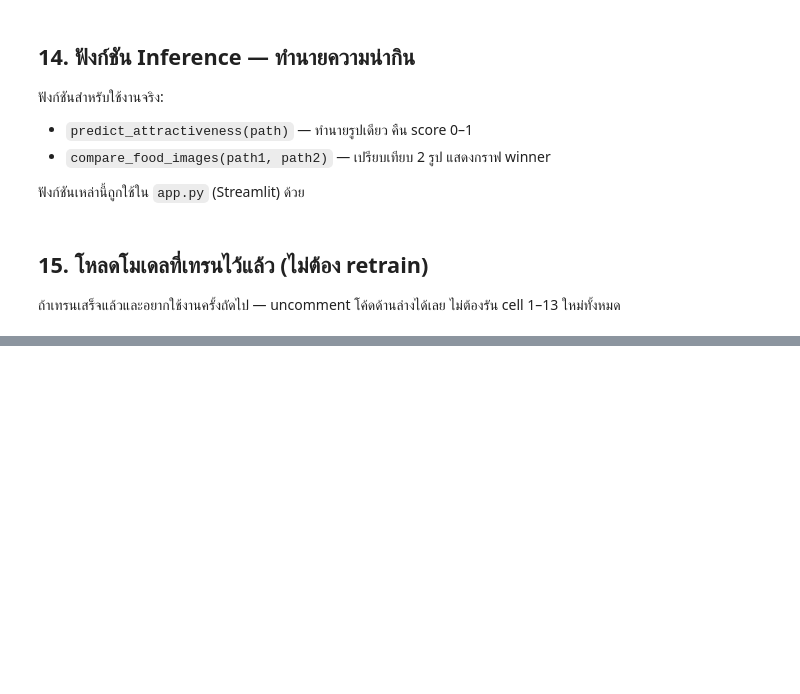
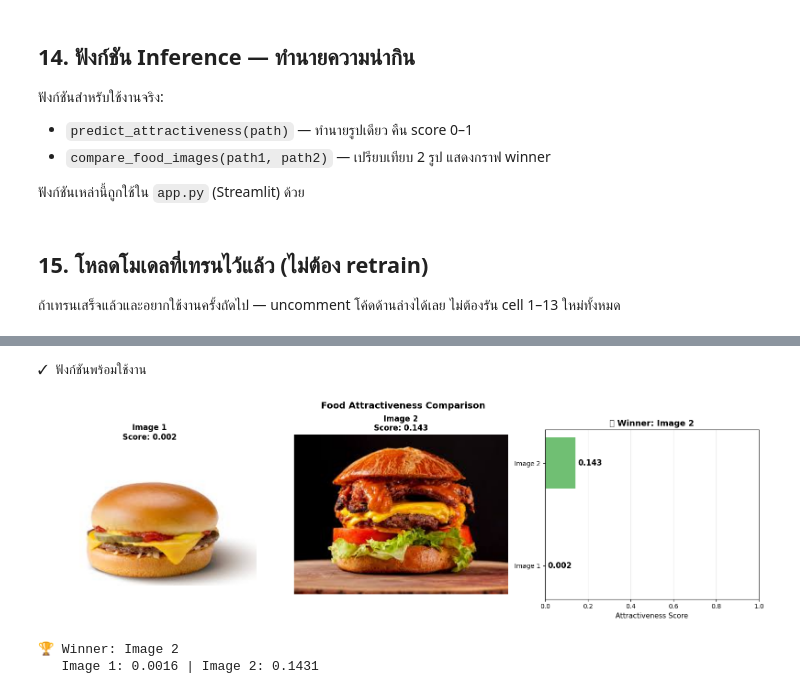
Before and after one commit to BESSTSU/MachineVision_660610838, a Jupyter notebook: food_attractiveness_v3_1.ipynb, the cells around one changed output, grey strips where cells are left out. Saved outputs shown, nothing was run; the diff lists cells and outputs as text; code cells hidden in the pictures; blank space fills up the shorter version.

```diff
--- a/food_attractiveness_v3_1.ipynb
+++ b/food_attractiveness_v3_1.ipynb
@@ -1297,7 +1358,7 @@ def compare_food_images(path1: str, path2: str, model=None):
     axes[2].set_title(f'🏆 Winner: {winner}', fontsize=13, fontweight='bold')
     axes[2].grid(True, alpha=0.3, axis='x')
 
-    plt.suptitle('Food Attractiveness Comparison — EfficientNetV2S',
+    plt.suptitle('Food Attractiveness Comparison — EfficientNetV2M',
                  fontsize=14, fontweight='bold')
     plt.tight_layout()
     plt.show()
@@ -1333,0 +1435,65 @@ print(f'   MODEL_PATH จะอยู่ที่: {os.path.join(BASE_PATH, "mod
+# %%
+# ── เปรียบเทียบ 2 ภาพ ──────────────────────────────────────────────
+IMG1 = '/home/besstsu/Documents/MachineVision/datafortest/download.jpg'   # ← เปลี่ยน path
+IMG2 = '/home/besstsu/Documents/MachineVision/datafortest/images (2).jpg'   # ← เปลี่ยน path
+def predict_attractiveness(image_path: str, model=None) -> dict:
+    img = tf.io.read_file(image_path)
+    img = tf.image.decode_jpeg(img, channels=3)
+    img = tf.image.resize(img, [IMG_SIZE, IMG_SIZE])
+    img = tf.cast(img, tf.float32)
+    img = tf.expand_dims(img, 0)
+    probs = model.predict(img, verbose=0)[0]
+    idx   = int(np.argmax(probs))
+    return {
+        'label'     : CLASS_NAMES[idx],
+        'confidence': float(probs[idx]),
+        'all_probs' : {c: float(probs[i]) for i, c in enumerate(CLASS_NAMES)}
+    }
+
+def compare_food_images(path1: str, path2: str, model=None):
+    r1 = predict_attractiveness(path1, model)
+    r2 = predict_attractiveness(path2, model)
+    s1 = r1['all_probs']['attractive']
+    s2 = r2['all_probs']['attractive']
+    winner = "Image 1" if s1 >= s2 else "Image 2"
+
+    fig, axes = plt.subplots(1, 3, figsize=(16, 5))
+    for ax, path, score, other_score in [
+        (axes[0], path1, s1, s2),
+        (axes[1], path2, s2, s1),
+    ]:
+        img_disp = plt.imread(path)
+        ax.imshow(img_disp)
+        lbl = "Image 1" if path == path1 else "Image 2"
+        ax.set_title(f"{lbl}\nScore: {score:.3f}", fontweight='bold', fontsize=12)
+        ax.axis('off')
+        color = 'green' if score >= other_score else 'gray'
+        for spine in ax.spines.values():
+            spine.set_edgecolor(color); spine.set_linewidth(4)
+
+    bars = axes[2].barh(['Image 1', 'Image 2'], [s1, s2],
+                        color=['#4CAF50' if s1 >= s2 else '#9E9E9E',
+                               '#4CAF50' if s2 > s1  else '#9E9E9E'],
+                        alpha=0.8, height=0.5)
+    for bar, val in zip(bars, [s1, s2]):
+        axes[2].text(val + 0.01, bar.get_y() + bar.get_height()/2,
+                     f'{val:.3f}', va='center', fontsize=12, fontweight='bold')
+    axes[2].set_xlim(0, 1)
+    axes[2].set_xlabel('Attractiveness Score', fontsize=11)
+    axes[2].set_title(f'🏆 Winner: {winner}', fontsize=13, fontweight='bold')
+    axes[2].grid(True, alpha=0.3, axis='x')
+
+    plt.suptitle('Food Attractiveness Comparison', fontsize=14, fontweight='bold')
+    plt.tight_layout()
+    plt.show()
+    print(f"\n🏆 Winner: {winner}")
+    print(f"   Image 1: {s1:.4f} | Image 2: {s2:.4f}")
+    return r1, r2
+
+print("✓ ฟังก์ชันพร้อมใช้งาน")
+r1, r2 = compare_food_images(IMG1, IMG2, model=loaded_model)
+# %% [output]
+✓ ฟังก์ชันพร้อมใช้งาน
+[figure, added]
+🏆 Winner: Image 2
+   Image 1: 0.0016 | Image 2: 0.1431
```
Also changed, not shown: parts of 17 cells of this notebook, 2 other files.
